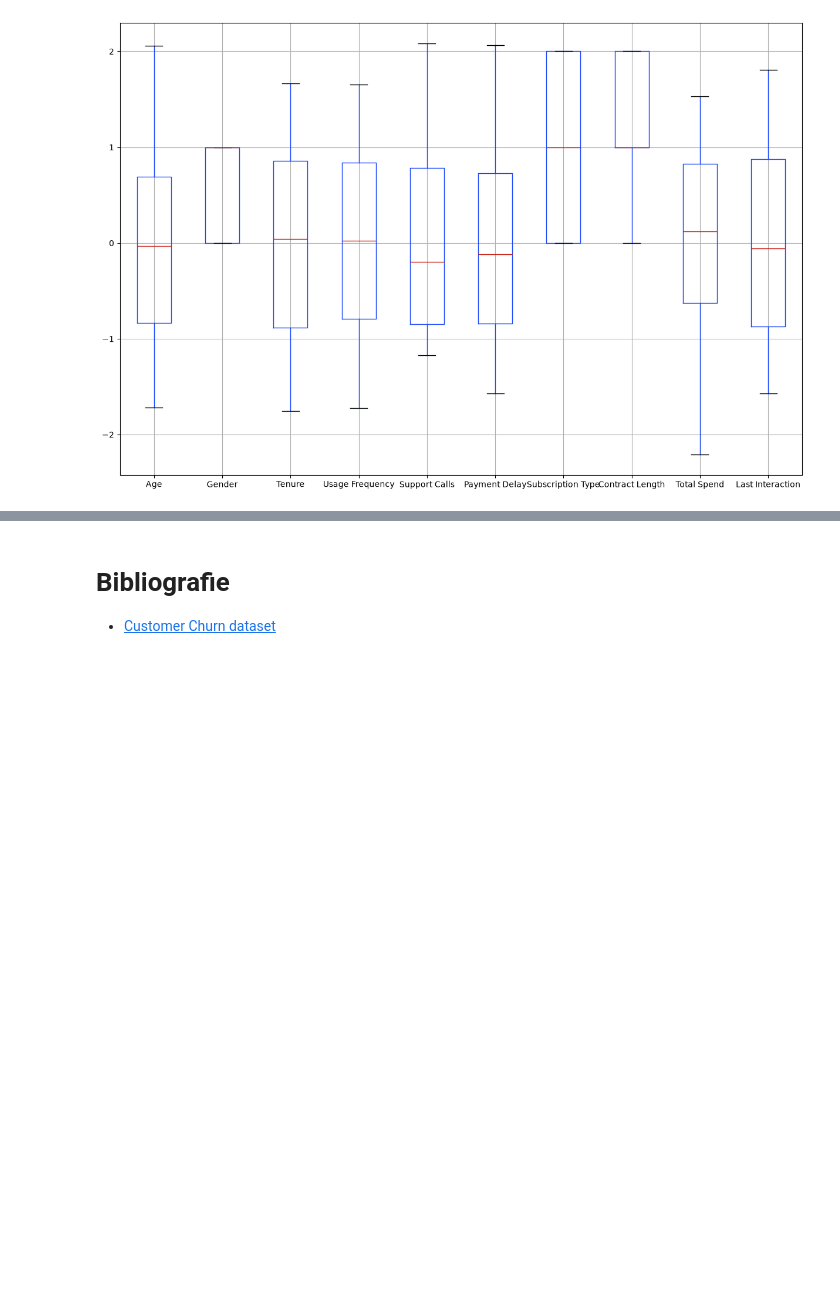
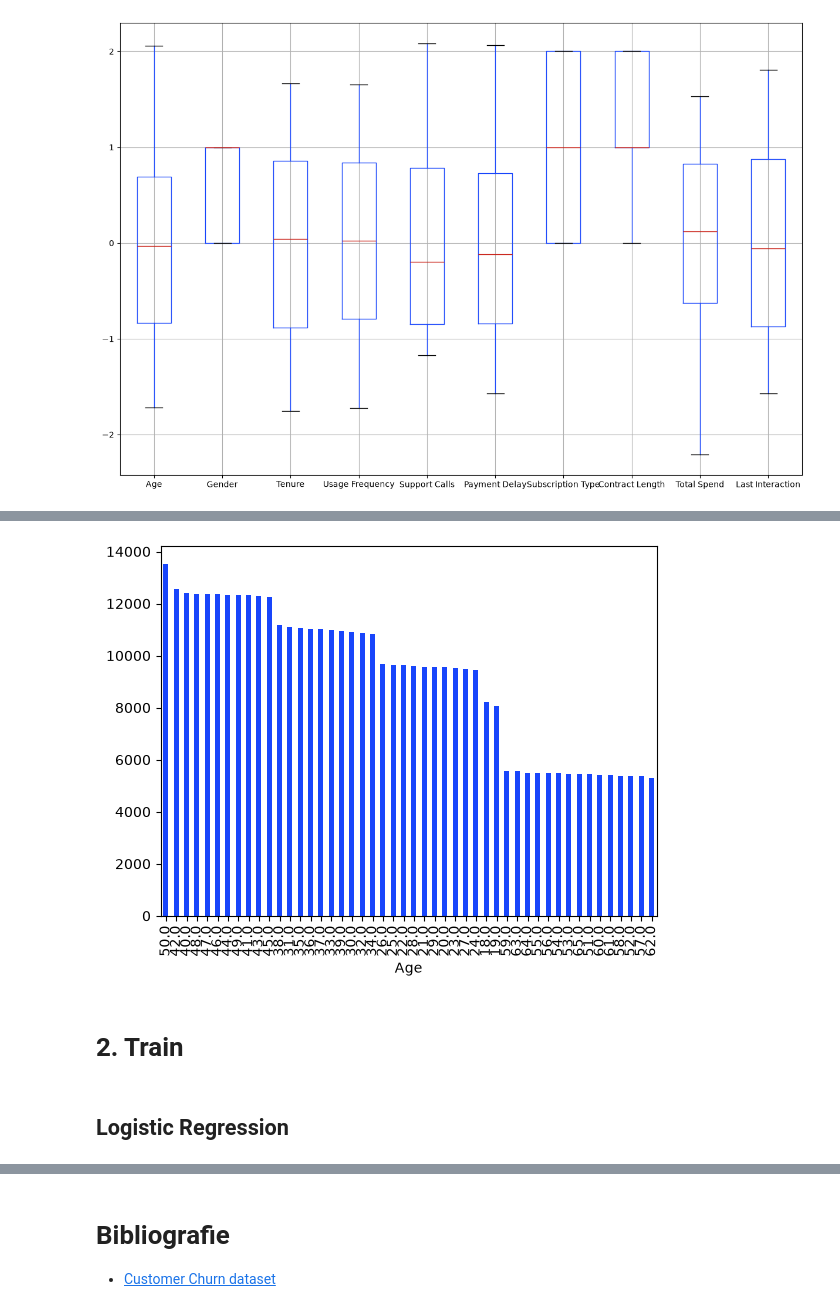
Before and after one commit to PeterParty/L3-IntroductionToMachineLearning, a Jupyter notebook: CustomerChurnPredictionSystem.ipynb, the cells around one changed output, grey strips where cells are left out. Drawn from its saved outputs; the diff is of its cells as text; code cells hidden in the pictures; blank space fills up the shorter version.

```diff
--- a/CustomerChurnPredictionSystem.ipynb
+++ b/CustomerChurnPredictionSystem.ipynb
@@ -454,0 +462,9 @@ memory usage: 4.9 MB
+# %%
+X_train["Age"].value_counts().plot.bar()
+plt.show()
+# %% [output]
+[figure, added]
+# %% [markdown]
+# 2. Train
+# %% [markdown]
+## Logistic Regression
```
Also changed, not shown: parts of 26 cells of this notebook.
